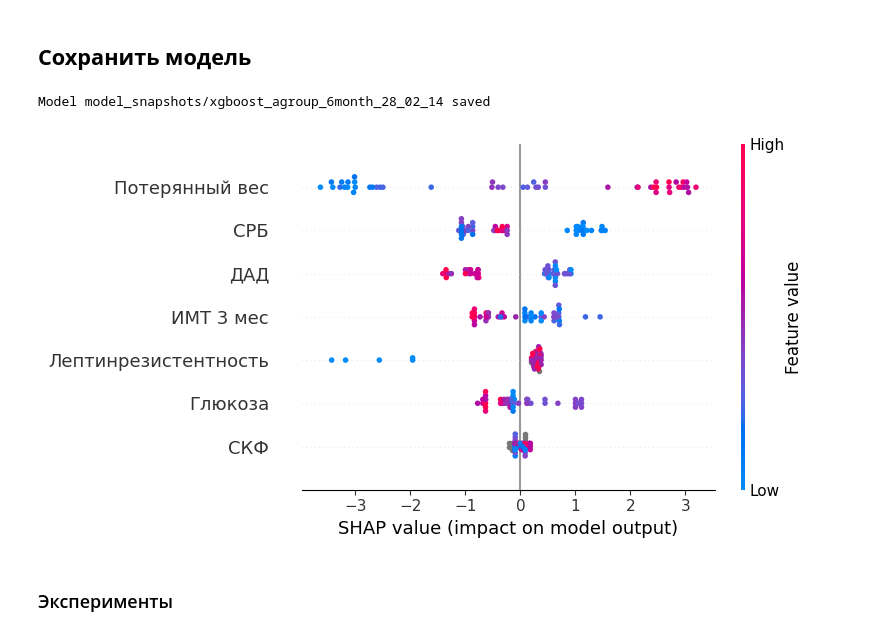
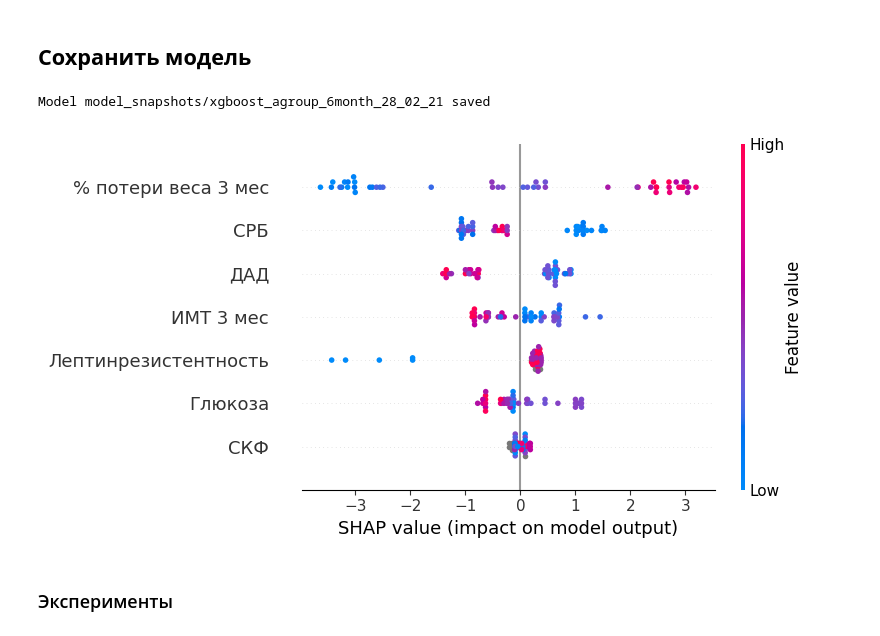
Before and after one commit to geniusserg/Endocrinology, a Jupyter notebook: experiments.ipynb, the cells around one changed output. Cells and saved outputs as stored; diff of their text form; code cells hidden in the pictures.

Commit message:
Model: xgboost_agroup_6month_28_02_21. Fixed MacOS bug

```diff
--- a/experiments.ipynb
+++ b/experiments.ipynb
@@ -675,9 +683,6 @@ class Dataset:
             targetcol = ["% потери веса 3 мес", "% потери веса 6 мес"]
             y_target = dataset[targetcol].max(numeric_only = True, axis=1)
         if (target_type=="both"):
-            additional_param = "Потерянный вес"
-            params.append(additional_param)
-            X[additional_param] = dataset["% потери веса 3 мес"]
             y_target = dataset["% потери веса 6 мес"]
 
         y_target = y_target[~np.isnan(y_target)]
@@ -799,36 +804,36 @@ def save_experiment(model, X, y, experiment_name, snapshot_folder = "model_snaps
         os.mkdir(f"{snapshot_folder}/{experiment_name}_{formatted_datetime}")
     model_path = f"{snapshot_folder}/{experiment_name}_{formatted_datetime}/model.pkl"
     expaliner_path = f"{snapshot_folder}/{experiment_name}_{formatted_datetime}/explainer.pkl"
     plot_path = f"{snapshot_folder}/{experiment_name}_{formatted_datetime}/shap_overall.jpg"
     data_path = f"{snapshot_folder}/{experiment_name}_{formatted_datetime}/data.csv"
 
     model.fit(X, y)
     explainer = shap.TreeExplainer(model, X)
     explainer.X = X
     explainer.y = y
     pickle.dump(model, open(model_path, "wb"))
     pickle.dump(explainer, open(expaliner_path, "wb"))
     data = pd.concat([X, pd.Series(y)], axis=1).rename(columns={0: "success"})
     data.to_csv(data_path)
 
     shap.summary_plot(explainer(X)[:, :], X, show=False)
     plt.tight_layout()
     plt.savefig(plot_path)
     return f"{snapshot_folder}/{experiment_name}_{formatted_datetime}"
 
 
 dt = Dataset(dataset_path="data/dataset_almazov_november.xlsx"); dt.preprocess(agroup_params_only=False)
-params_good = ["ИМТ 3 мес", "СРБ", "Лептинрезистентность", "Глюкоза", 'СКФ', "ДАД"]
+params_good = ["ИМТ 3 мес", "СРБ", "Лептинрезистентность", "Глюкоза", 'СКФ', "ДАД", "% потери веса 3 мес"]
 # params_good = ['Возраст', "ДАД", "OXC", 'СКФ', "Глюкоза", "ИМТ 0 мес", "ИМТ 3 мес", "Лептинрезистентность", "СРБ"]
 X, y = dt.get_X_y("SIB", 7, params=params_good, target_type="both")
 model, X, y_true, y_pred, y_pred_proba = classification_experiment(XGBClassifier(), X, y, use_pipeline=False)
 experiment_name = "xgboost_agroup_6month"
 exp_name = save_experiment(model, X, y, experiment_name)
 
 print(f"Model {exp_name} saved")
 # %% [output]
-Model model_snapshots/xgboost_agroup_6month_28_02_14 saved
+Model model_snapshots/xgboost_agroup_6month_28_02_21 saved
-[figure, old version]
+[figure, new version]
 # %% [markdown]
 ### Эксперименты
 # %%
```
Also changed, not shown: parts of 1 cell of this notebook, 6 other files.
